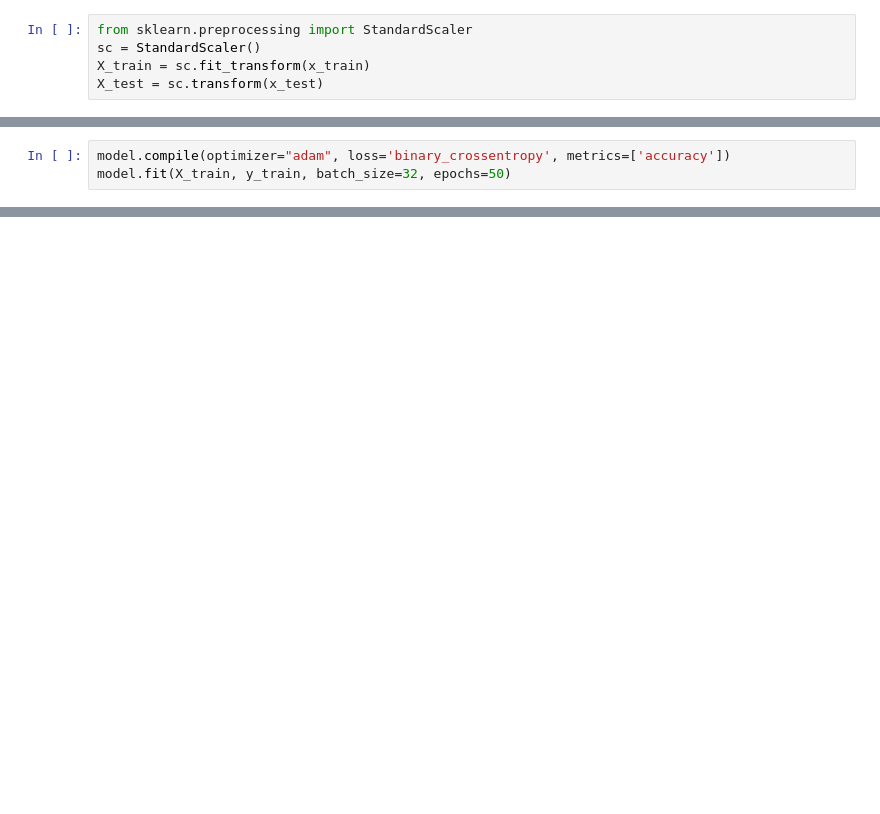
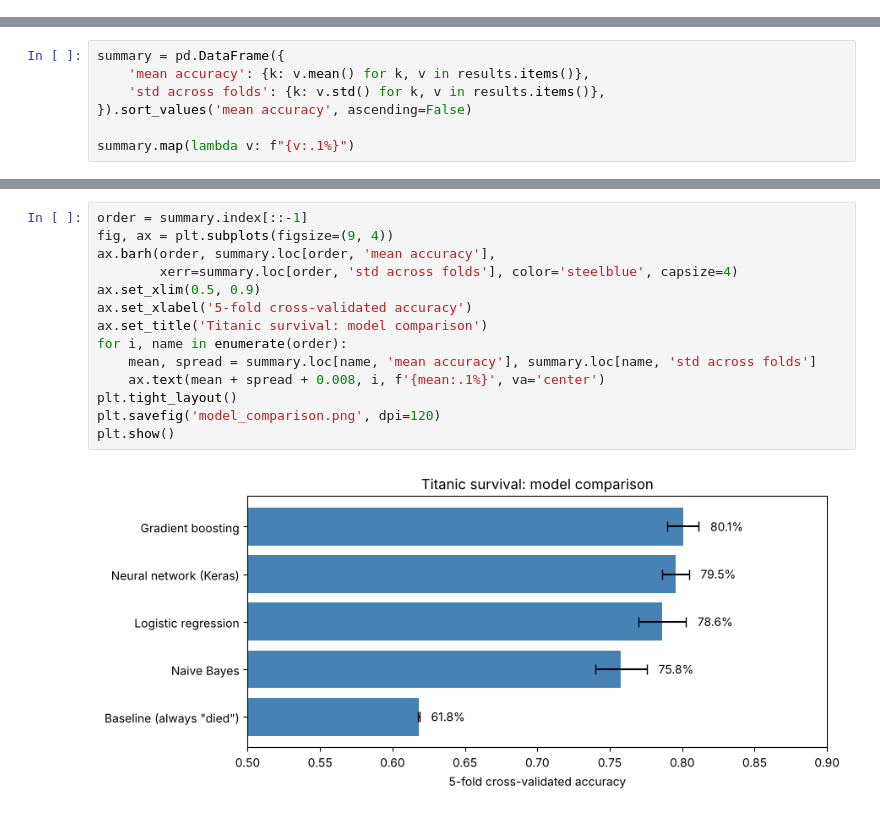
Before and after one commit to Dito-84/titanic-survival-prediction, a Jupyter notebook: RDR_Titanic.ipynb, the cells around one changed output, grey strips where cells are left out. Saved outputs shown, nothing was run; the diff lists cells and outputs as text; blank space fills up the shorter version.

```diff
--- a/RDR_Titanic.ipynb
+++ b/RDR_Titanic.ipynb
@@ -54,5 +73,0 @@ x_train, x_test, y_train, y_test = train_test_split(data[['sex','pclass','age','
-# %%
-from sklearn.preprocessing import StandardScaler
-sc = StandardScaler()
-X_train = sc.fit_transform(x_train)
-X_test = sc.transform(x_test)
@@ -98,3 +73,0 @@ _________________________________________________________________
-# %%
-model.compile(optimizer="adam", loss='binary_crossentropy', metrics=['accuracy'])
-model.fit(X_train, y_train, batch_size=32, epochs=50)
@@ -125,0 +155,7 @@ print(metrics.accuracy_score(y_test, y_pred))
+# %%
+summary = pd.DataFrame({
+    'mean accuracy': {k: v.mean() for k, v in results.items()},
+    'std across folds': {k: v.std() for k, v in results.items()},
+}).sort_values('mean accuracy', ascending=False)
+
+summary.map(lambda v: f"{v:.1%}")
@@ -125,0 +169,16 @@ print(metrics.accuracy_score(y_test, y_pred))
+# %%
+order = summary.index[::-1]
+fig, ax = plt.subplots(figsize=(9, 4))
+ax.barh(order, summary.loc[order, 'mean accuracy'],
+        xerr=summary.loc[order, 'std across folds'], color='steelblue', capsize=4)
+ax.set_xlim(0.5, 0.9)
+ax.set_xlabel('5-fold cross-validated accuracy')
+ax.set_title('Titanic survival: model comparison')
+for i, name in enumerate(order):
+    mean, spread = summary.loc[name, 'mean accuracy'], summary.loc[name, 'std across folds']
+    ax.text(mean + spread + 0.008, i, f'{mean:.1%}', va='center')
+plt.tight_layout()
+plt.savefig('model_comparison.png', dpi=120)
+plt.show()
+# %% [output]
+[figure, added]
```
Also changed, not shown: parts of 28 cells of this notebook, 4 other files.
